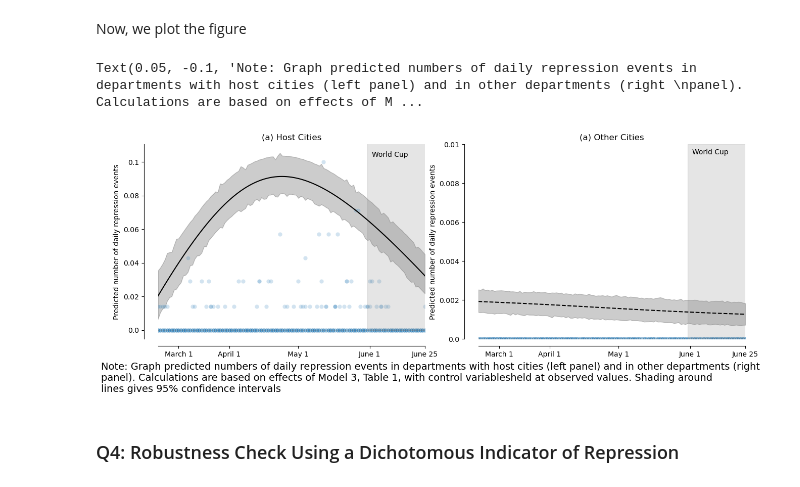
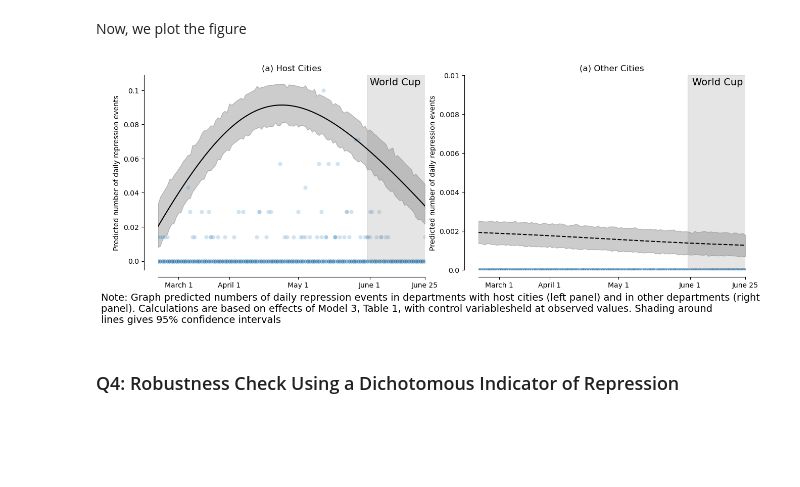
Before and after one commit to pdvass/ml_assignment2, a Jupyter notebook: Assignment_2.ipynb, the cells around one changed output. Cells and saved outputs as stored; diff of their text form; code cells hidden in the pictures; blank space fills up the shorter version.

```diff
--- a/Assignment_2.ipynb
+++ b/Assignment_2.ipynb
@@ -735,7 +758,7 @@ ax.set_yticks(ticks=[0.0, 0.02, 0.04, 0.06, 0.08, 0.1], labels=[0.0, 0.02, 0.04,
 # Patch for World cup duration
 rect1 = patches.Rectangle((0.92, 0), width=25, height=0.12, color='gray', alpha=0.2)
 fg_left.axes.add_patch(rect1)
-ax.annotate(text='World Cup', xy=(0.94, 0.103))
+ax.annotate(text='World Cup', xy=(0.93, 0.103), size=14)
 
 # For figure replication
 ax.axhline(0.0, c='#808080', alpha=0.6, linestyle = 'dotted')
@@ -746,36 +769,37 @@ ax.spines['bottom'].set_position(('outward', 10))
 ax = figure.add_subplot(1, 2, 2)
 
 # Main Data for right plot
 fg_right = sns.lineplot(data=main_data_predictions_no_host, x='time', y='mean', errorbar=('ci', 95), c='#000000')
 fg_right = sns.scatterplot(data=main_data_predictions_host, y='host_norm', x='time', alpha=0.2)
 
 # Secondary Data for right plot
 ax.set_ylim((0, 0.01))
 ax.lines[0].set_linestyle("--")
 ax.set_title('(a) Other Cities')
 ax.set_ylabel('Predicted number of daily repression events')
 ax.set_xlabel('')
 ax.set_xticks(ticks=[0.1, 0.32, 0.62, 0.93, 1.17], labels=['March 1', 'April 1', 'May 1', 'June 1', 'June 25'])
 ax.set_yticks(ticks=[0.000, 0.002, 0.004, 0.006, 0.008, 0.01], labels=[0.000, 0.002, 0.004, 0.006, 0.008, 0.01])
 
 # Patch for World cup duration
 rect1 = patches.Rectangle((0.92, 0), width=25, height=0.01, color='gray', alpha=0.2)
 fg_right.axes.add_patch(rect1)
-ax.annotate(text='World Cup', xy=(0.94, 0.0095))
+ax.annotate(text='World Cup', xy=(0.94, 0.0095), size=14)
 
 # For figure replication
 ax.axhline(0.0, c='#808080', alpha=0.6, linestyle = 'dotted')
 ax.spines['left'].set_position(('outward', 20))
 ax.spines['bottom'].set_position(('outward', 10))
 
 # Note below the figure
 plt.figtext(0.05, -0.1, s="Note: Graph predicted numbers of daily repression events in departments with \
 host cities (left panel) and in other departments (right \npanel). Calculations are based on effects of Model 3, \
 Table 1, with control variablesheld at observed values. Shading around\nlines gives 95% confidence intervals" ,\
 ha="left", fontsize=14)
+
+plt.show()
 # %% [output]
-Text(0.05, -0.1, 'Note: Graph predicted numbers of daily repression events in departments with host cities (left panel) and in other departments (right \npanel). Calculations are based on effects of M ...
-[figure, old version]
+[figure, new version]
 # %% [markdown]
 ### Q4: Robustness Check Using a Dichotomous Indicator of Repression
 # %% [markdown]
```
Also changed, not shown: parts of 13 cells of this notebook, 1 other file.
